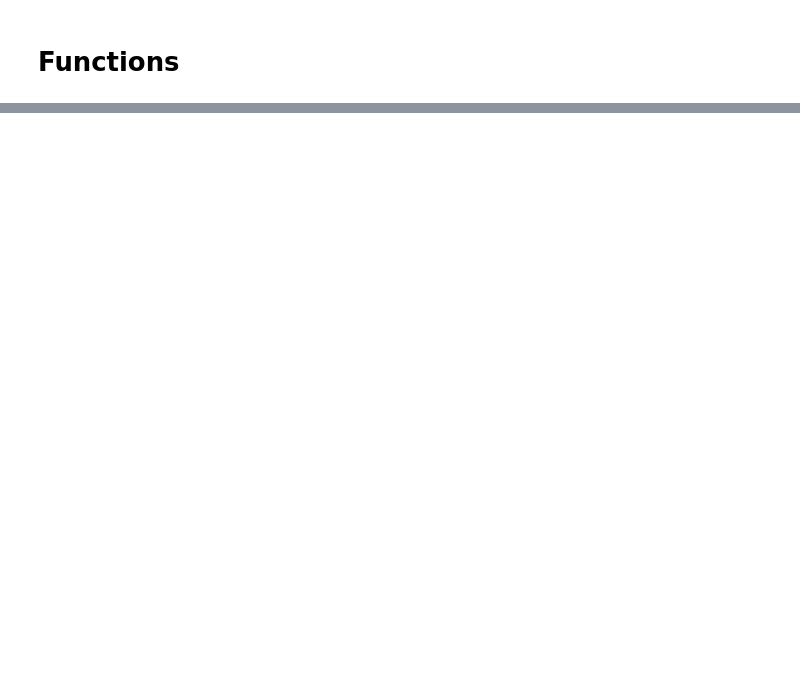
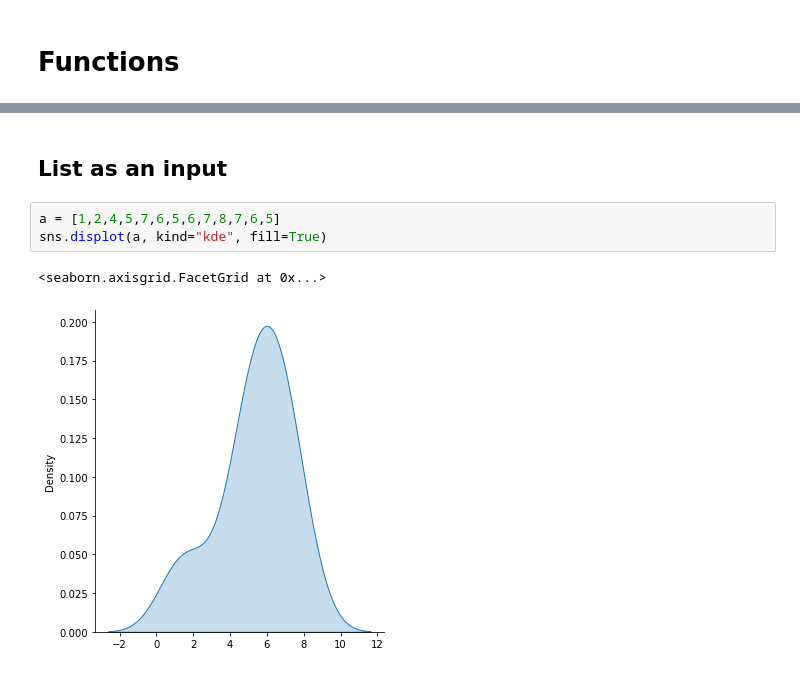
Before and after one commit to sfletc/data_tutorials, a Jupyter notebook: python_basics.ipynb, the cells around one changed output, grey strips where cells are left out. Drawn from its saved outputs; the diff is of its cells as text; blank space fills up the shorter version.

```diff
--- a/python_basics.ipynb
+++ b/python_basics.ipynb
@@ -189,0 +234,8 @@ exponentials([6,7,8,9])
+# %% [markdown]
+## List as an input
+# %%
+a = [1,2,4,5,7,6,5,6,7,8,7,6,5]
+sns.displot(a, kind="kde", fill=True)
+# %% [output]
+<seaborn.axisgrid.FacetGrid at 0x...>
+[figure, added]
```
Also changed, not shown: parts of 16 cells of this notebook.
